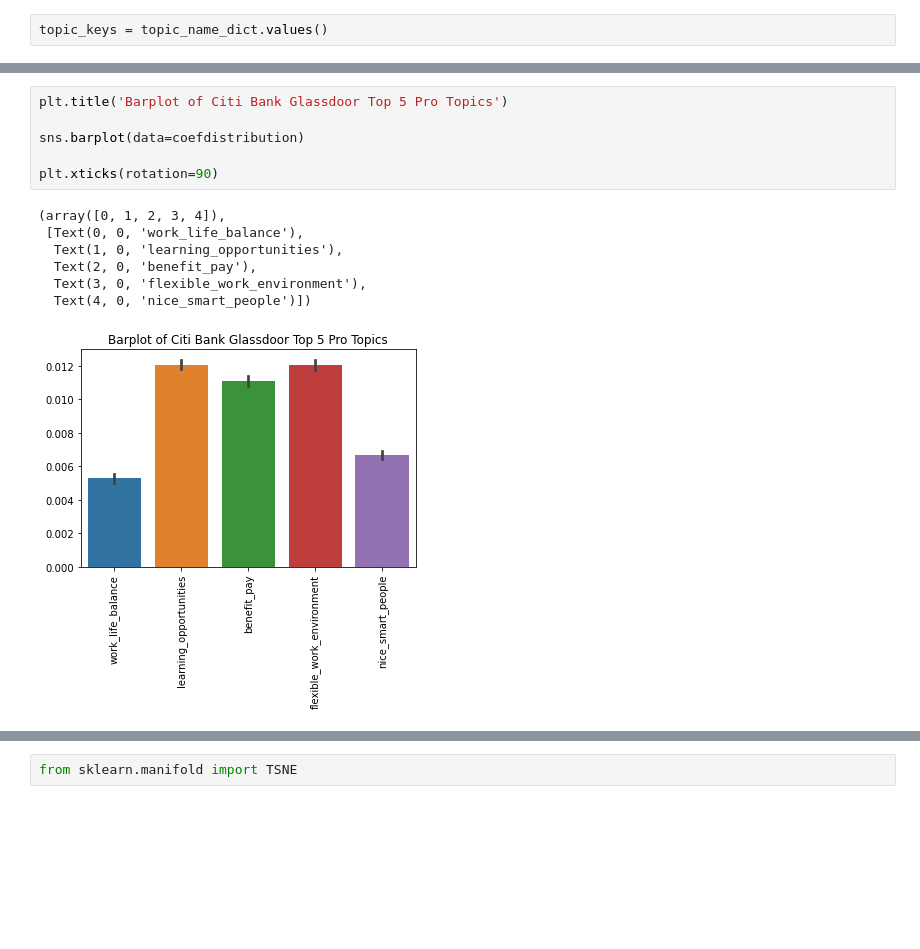
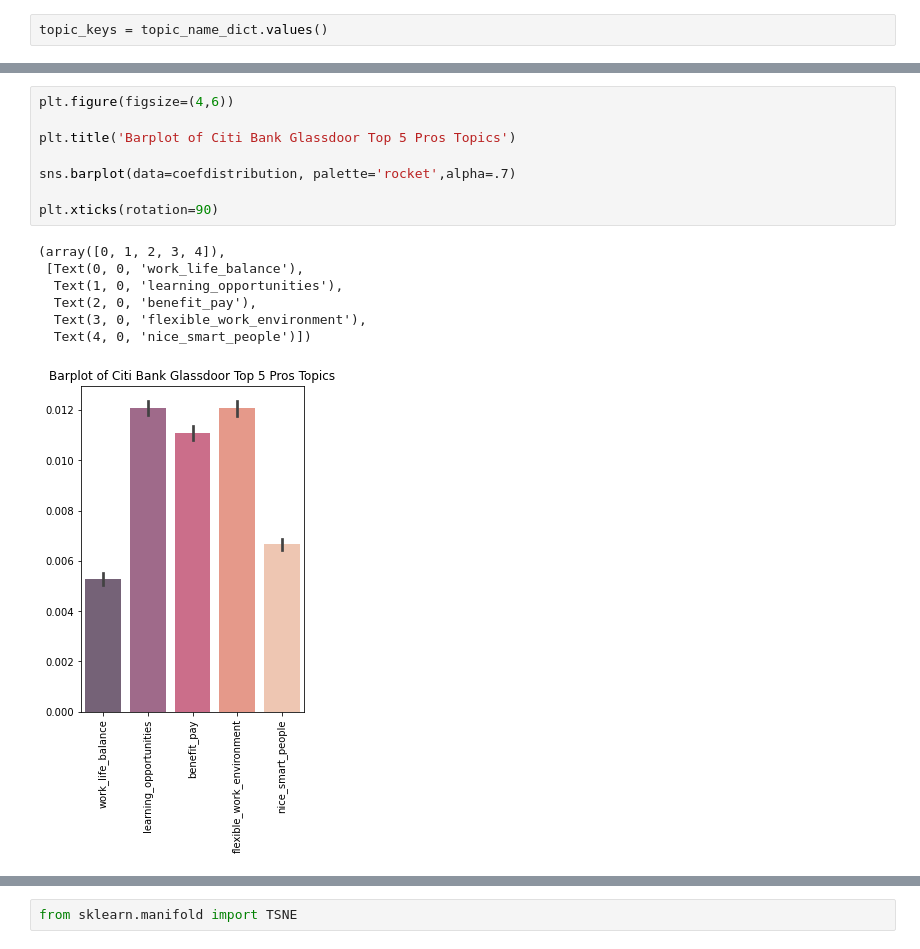
Before and after one commit to t36yang/GlassDoorReviewAnalayis-Bank, a Jupyter notebook: Notebook/Citi Glasssdoor Review - Preprocessing.ipynb, the cells around one changed output, grey strips where cells are left out. Saved outputs shown, nothing was run; the diff lists cells and outputs as text; blank space fills up the shorter version.

```diff
--- a/Notebook/Citi Glasssdoor Review - Preprocessing.ipynb
+++ b/Notebook/Citi Glasssdoor Review - Preprocessing.ipynb
@@ -484,15 +487,17 @@ coefdistribution
 25773 rows × 5 columns
 # %%
-plt.title('Barplot of Citi Bank Glassdoor Top 5 Pro Topics')
+plt.figure(figsize=(4,6))
 
-sns.barplot(data=coefdistribution)
+plt.title('Barplot of Citi Bank Glassdoor Top 5 Pros Topics')
+
+sns.barplot(data=coefdistribution, palette='rocket',alpha=.7)
 
 plt.xticks(rotation=90)
 # %% [output]
 (array([0, 1, 2, 3, 4]),
  [Text(0, 0, 'work_life_balance'),
   Text(1, 0, 'learning_opportunities'),
   Text(2, 0, 'benefit_pay'),
   Text(3, 0, 'flexible_work_environment'),
   Text(4, 0, 'nice_smart_people')])
-[figure, old version]
+[figure, new version]
```
Also changed, not shown: parts of 64 cells of this notebook, 1 other file.
